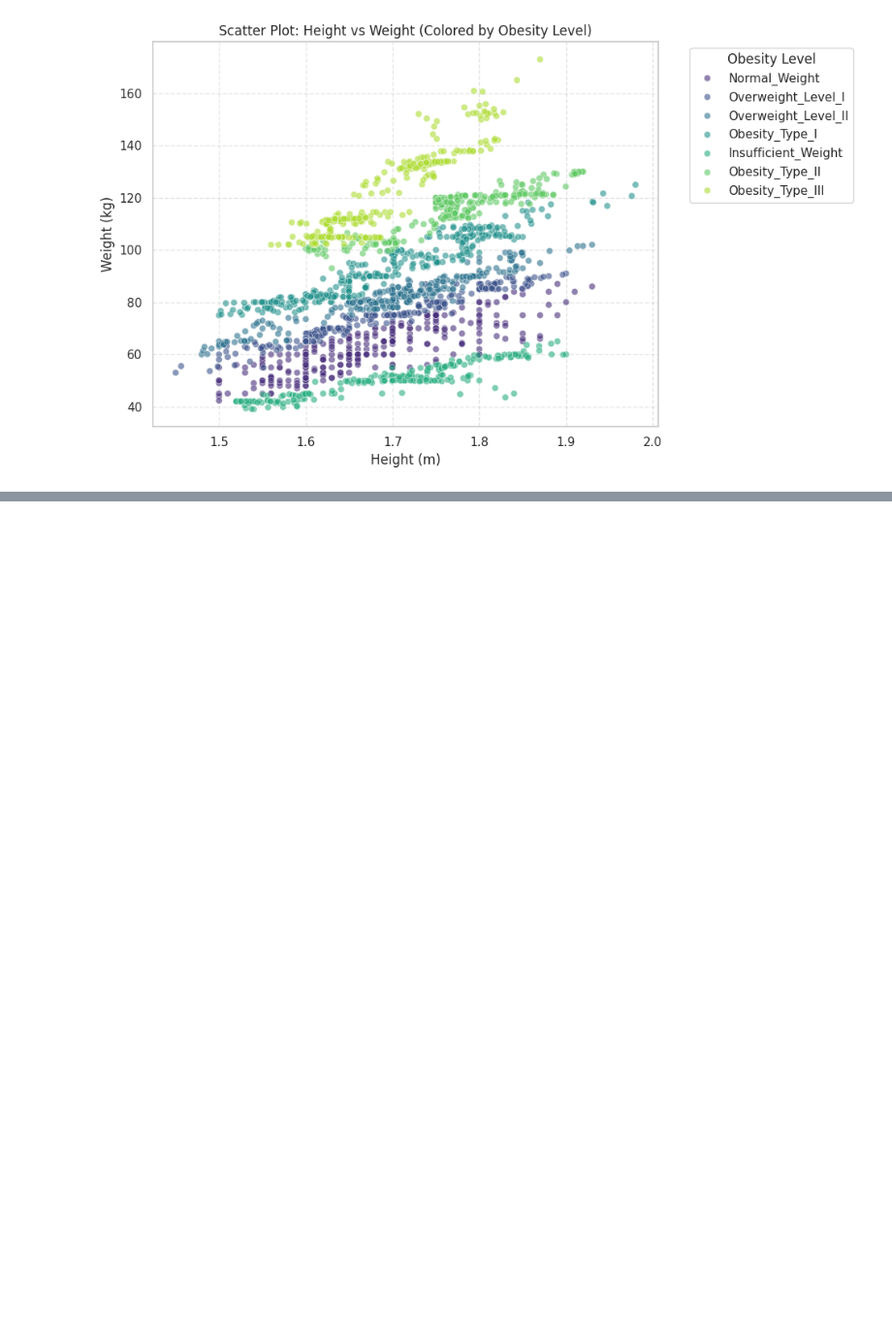
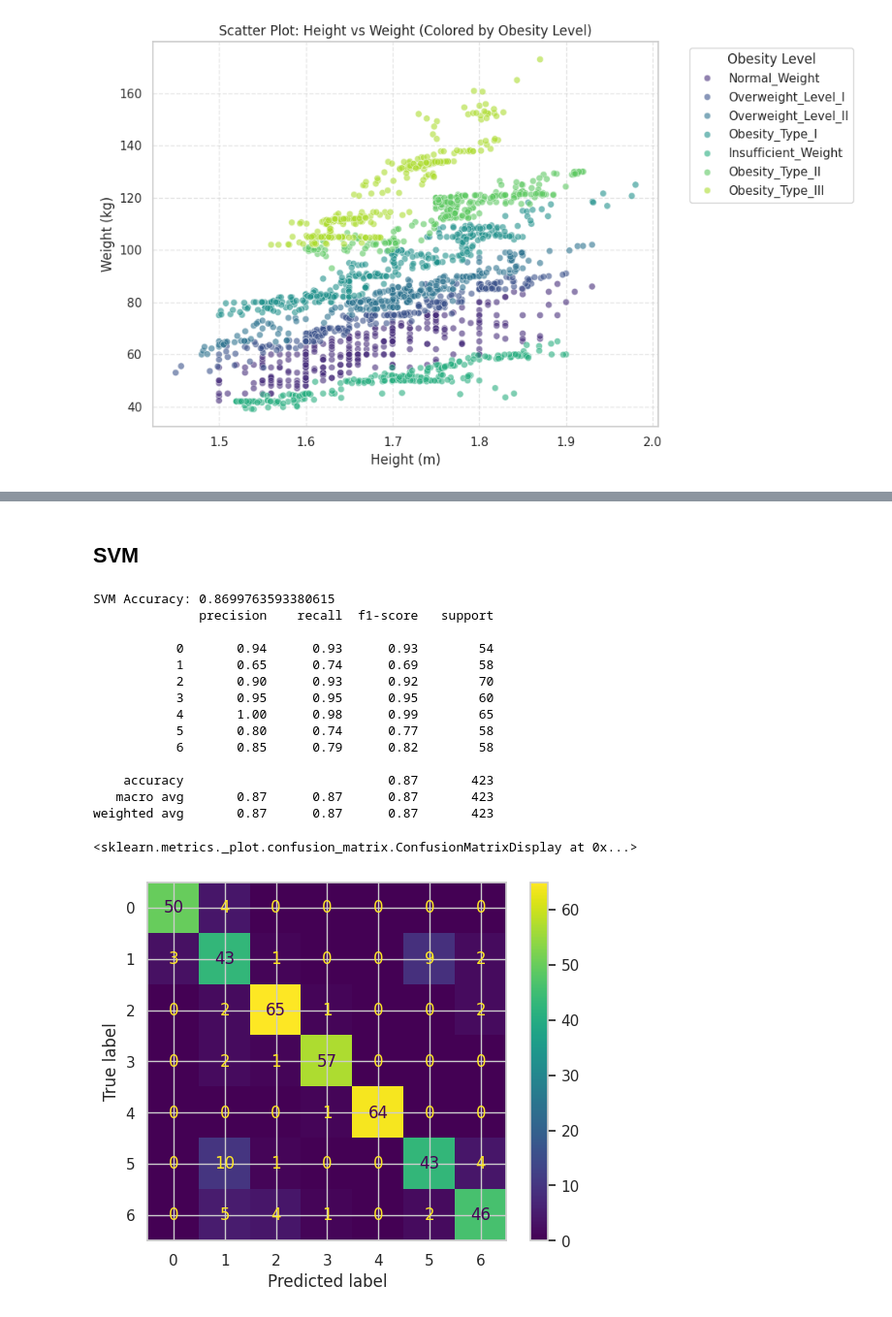
Before and after one commit to Nika-commits/LogisticRegression_DecisionTree_RandomForest_SVM_for_Obesity_Classification, a Jupyter notebook: model.ipynb, the cells around one changed output, grey strips where cells are left out. Shown at 97% size. Saved outputs shown, nothing was run; the diff lists cells and outputs as text; code cells hidden in the pictures; blank space fills up the shorter version.

```diff
--- a/model.ipynb
+++ b/model.ipynb
@@ -76,0 +204,30 @@ plt.tight_layout()
+# %% [markdown]
+## SVM
+# %%
+from sklearn.svm import SVC
+
+svm_model = SVC(kernel='rbf', probability=True, random_state=42)
+svm_model.fit(X_train_scaled, y_train)
+
+y_pred_svm = svm_model.predict(X_test_scaled)
+print("SVM Accuracy:", accuracy_score(y_test, y_pred_svm))
+print(classification_report(y_test, y_pred_svm))
+
+ConfusionMatrixDisplay.from_predictions(y_test, y_pred_svm, cmap='viridis')
+# %% [output]
+SVM Accuracy: 0.8699763593380615
+              precision    recall  f1-score   support
+
+           0       0.94      0.93      0.93        54
+           1       0.65      0.74      0.69        58
+           2       0.90      0.93      0.92        70
+           3       0.95      0.95      0.95        60
+           4       1.00      0.98      0.99        65
+           5       0.80      0.74      0.77        58
+           6       0.85      0.79      0.82        58
+
+    accuracy                           0.87       423
+   macro avg       0.87      0.87      0.87       423
+weighted avg       0.87      0.87      0.87       423
+<sklearn.metrics._plot.confusion_matrix.ConfusionMatrixDisplay at 0x...>
+[figure, added]
```
Also changed, not shown: parts of 15 cells of this notebook.
